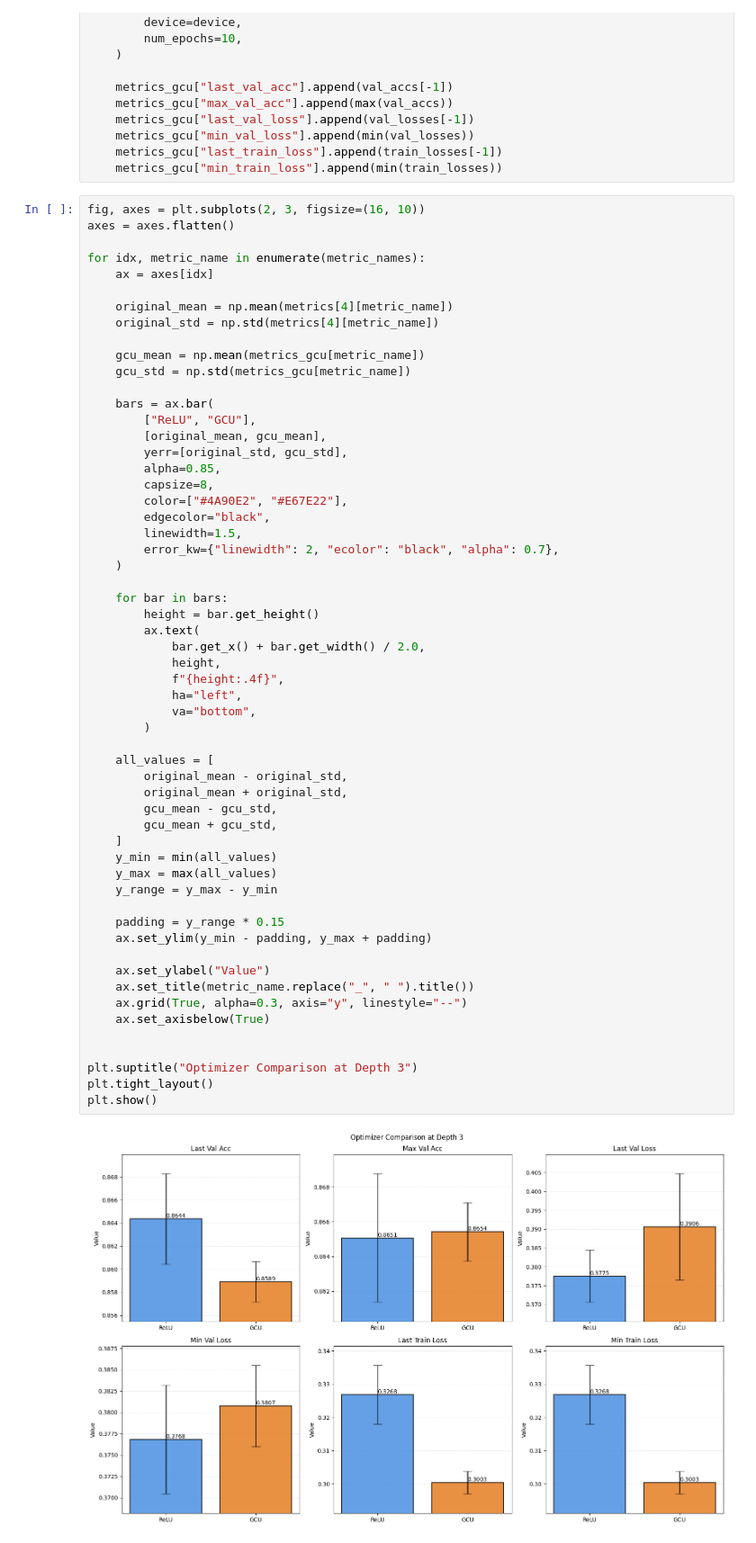
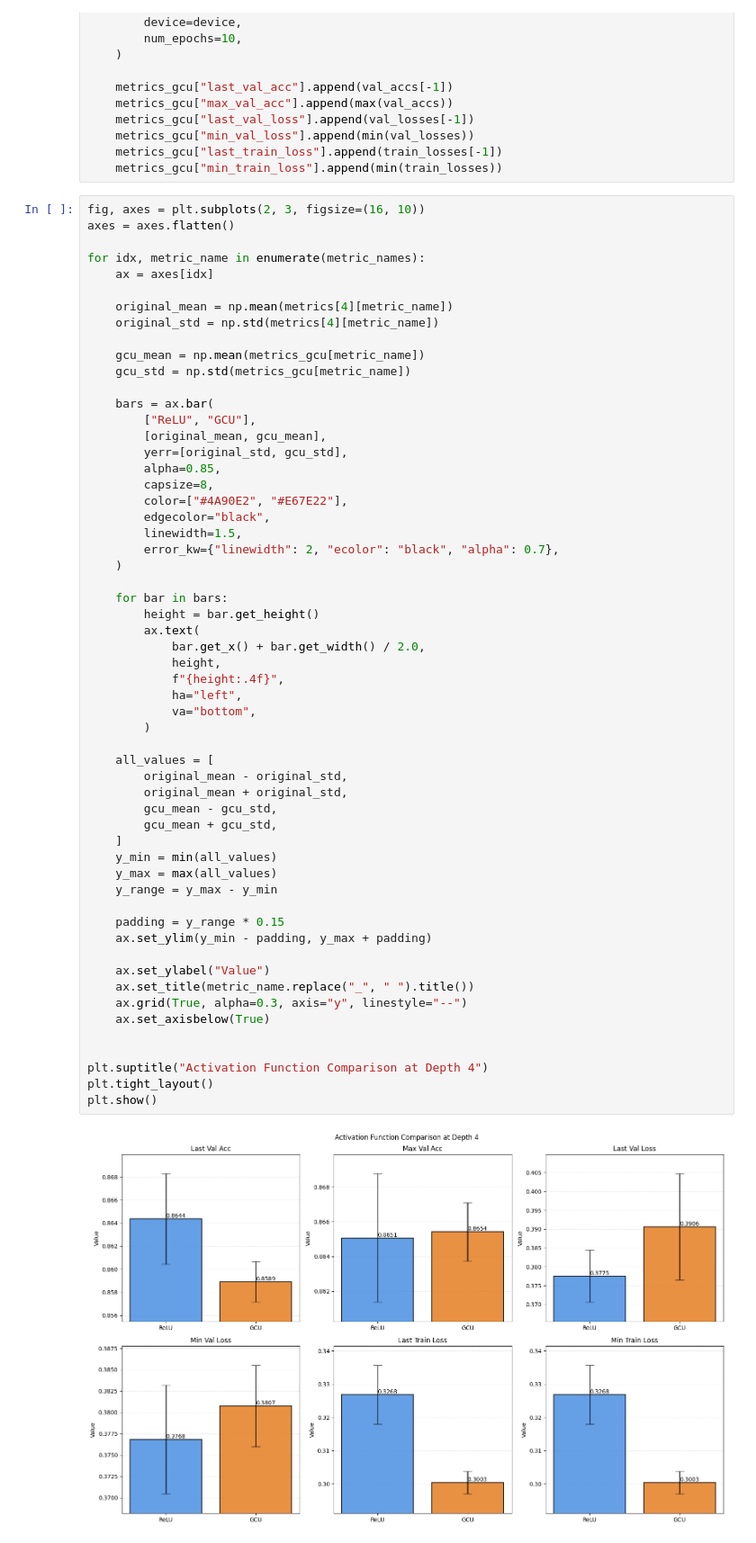
Before and after one commit to V1adych/ai-masters, a Jupyter notebook: ml_3_2025/hw1/hw1.ipynb, the cells around one changed output. Shown: that part at 90% size. Cells and saved outputs as stored; diff of their text form.

Commit message:
Update figure names

```diff
--- a/ml_3_2025/hw1/hw1.ipynb
+++ b/ml_3_2025/hw1/hw1.ipynb
@@ -932,32 +932,32 @@ for idx, metric_name in enumerate(metric_names):
         ax.text(
             bar.get_x() + bar.get_width() / 2.0,
             height,
             f"{height:.4f}",
             ha="left",
             va="bottom",
         )
 
     all_values = [
         original_mean - original_std,
         original_mean + original_std,
         gcu_mean - gcu_std,
         gcu_mean + gcu_std,
     ]
     y_min = min(all_values)
     y_max = max(all_values)
     y_range = y_max - y_min
 
     padding = y_range * 0.15
     ax.set_ylim(y_min - padding, y_max + padding)
 
     ax.set_ylabel("Value")
     ax.set_title(metric_name.replace("_", " ").title())
     ax.grid(True, alpha=0.3, axis="y", linestyle="--")
     ax.set_axisbelow(True)
 
 
-plt.suptitle("Optimizer Comparison at Depth 3")
+plt.suptitle("Activation Function Comparison at Depth 4")
 plt.tight_layout()
 plt.show()
 # %% [output]
-[figure, old version]
+[figure, new version]
```
Also changed, not shown: parts of 1 cell of this notebook.
